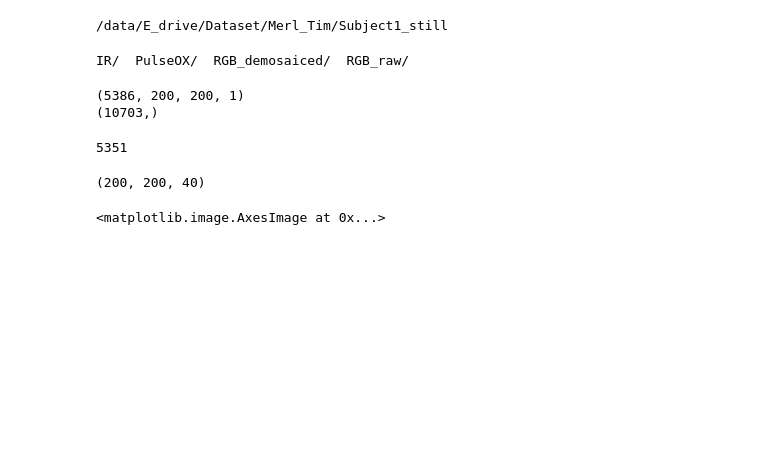
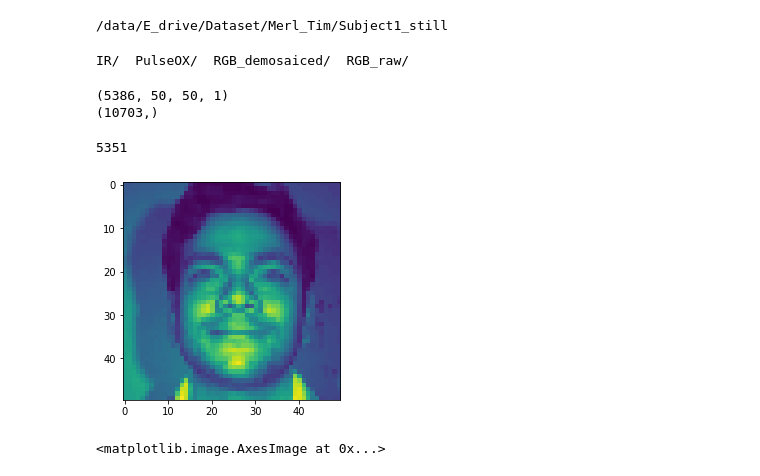
Before and after one commit to mxahan/project_rppg, a Jupyter notebook: Codes/Csv_data_read.ipynb, the cells around one changed output. Drawn from its saved outputs; the diff is of its cells as text; code cells hidden in the pictures; blank space fills up the shorter version.

```diff
--- a/Codes/Csv_data_read.ipynb
+++ b/Codes/Csv_data_read.ipynb
@@ -302,7 +302,7 @@ files = glob.glob(dataPath)
 data = []
 
 for f1 in files:
-    img = cv2.resize(cv2.imread(f1)[:,:,1], (200,200))
+    img = cv2.resize(cv2.imread(f1)[:,:,1], (50,50))
     img = img[:,:, np.newaxis]
     data.append(img)
 # %%
@@ -312,14 +312,16 @@ print(data.shape)
 print(pulR.shape)
 10703//2
 # %% [output]
-(5386, 200, 200, 1)
+(5386, 50, 50, 1)
 (10703,)
 5351
 # %%
-trX1 = np.reshape(data[25:65], [200,200,40])
-trX1.shape
+trX1 = np.reshape(data[25:65,:,:,0], [40,50,50])
+trX1 = np.moveaxis(trX1, 0,-1)
+
+plt.imshow(trX1[:,:,0])
 # %% [output]
-(200, 200, 40)
+[figure, added]
 # %%
 gc =cv2.imread(files[0])[:,:,1]
 gc = gc[:,:,np.newaxis]
```
Also changed, not shown: parts of 23 cells of this notebook.
